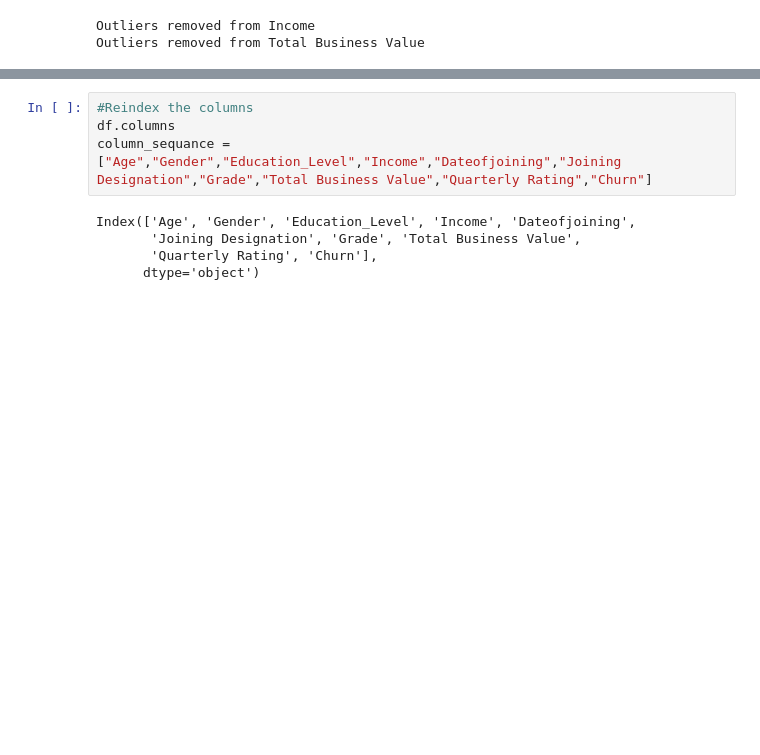
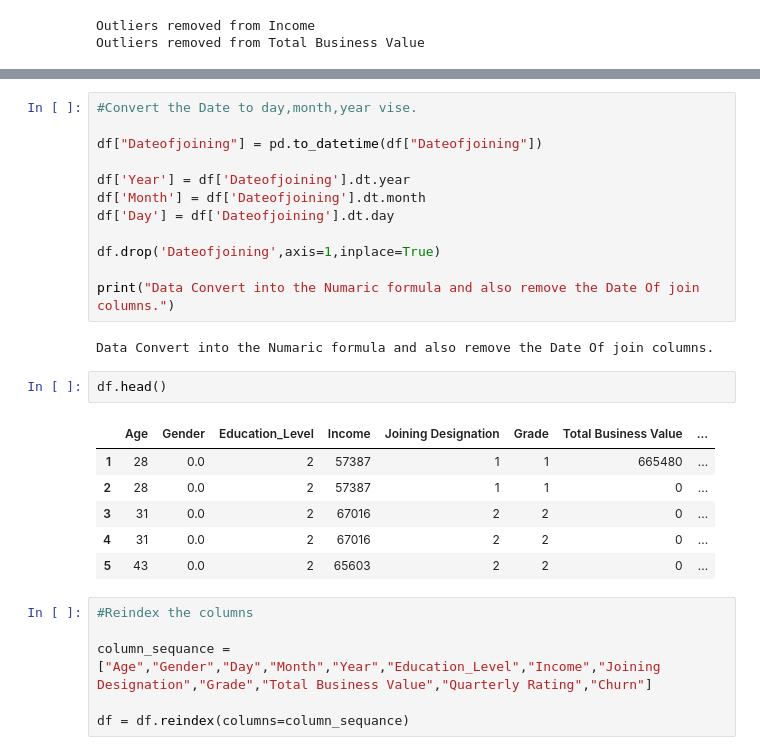
Before and after one commit to derravi/Ola_Case_Study_Data_Analytics, a Jupyter notebook: main.ipynb, the cells around one changed output, grey strips where cells are left out. Saved outputs shown, nothing was run; the diff lists cells and outputs as text; blank space fills up the shorter version.

```diff
--- a/main.ipynb
+++ b/main.ipynb
@@ -190,9 +200,29 @@ Total rows in the data is 16648
+# %%
+#Convert the Date to day,month,year vise.
+
+df["Dateofjoining"] = pd.to_datetime(df["Dateofjoining"])
+
+df['Year'] = df['Dateofjoining'].dt.year
+df['Month'] = df['Dateofjoining'].dt.month
+df['Day'] = df['Dateofjoining'].dt.day
+
+df.drop('Dateofjoining',axis=1,inplace=True)
+
+print("Data Convert into the Numaric formula and also remove the Date Of join columns.")
+# %% [output]
+Data Convert into the Numaric formula and also remove the Date Of join columns.
+# %%
+df.head()
+# %% [output]
+|  | Age | Gender | Education_Level | Income | Joining Designation | Grade | Total Business Value | ... |
+| 1 | 28 | 0.0 | 2 | 57387 | 1 | 1 | 665480 | ... |
+| 2 | 28 | 0.0 | 2 | 57387 | 1 | 1 | 0 | ... |
+| 3 | 31 | 0.0 | 2 | 67016 | 2 | 2 | 0 | ... |
+| 4 | 31 | 0.0 | 2 | 67016 | 2 | 2 | 0 | ... |
+| 5 | 43 | 0.0 | 2 | 65603 | 2 | 2 | 0 | ... |
 # %%
 #Reindex the columns
-df.columns
-column_sequance = ["Age","Gender","Education_Level","Income","Dateofjoining","Joining Designation","Grade","Total Business Value","Quarterly Rating","Churn"]
+
+column_sequance = ["Age","Gender","Day","Month","Year","Education_Level","Income","Joining Designation","Grade","Total Business Value","Quarterly Rating","Churn"]
+
+df = df.reindex(columns=column_sequance)
-# %% [output]
-Index(['Age', 'Gender', 'Education_Level', 'Income', 'Dateofjoining',
-       'Joining Designation', 'Grade', 'Total Business Value',
-       'Quarterly Rating', 'Churn'],
-      dtype='object')
```
Also changed, not shown: parts of 9 cells of this notebook.
